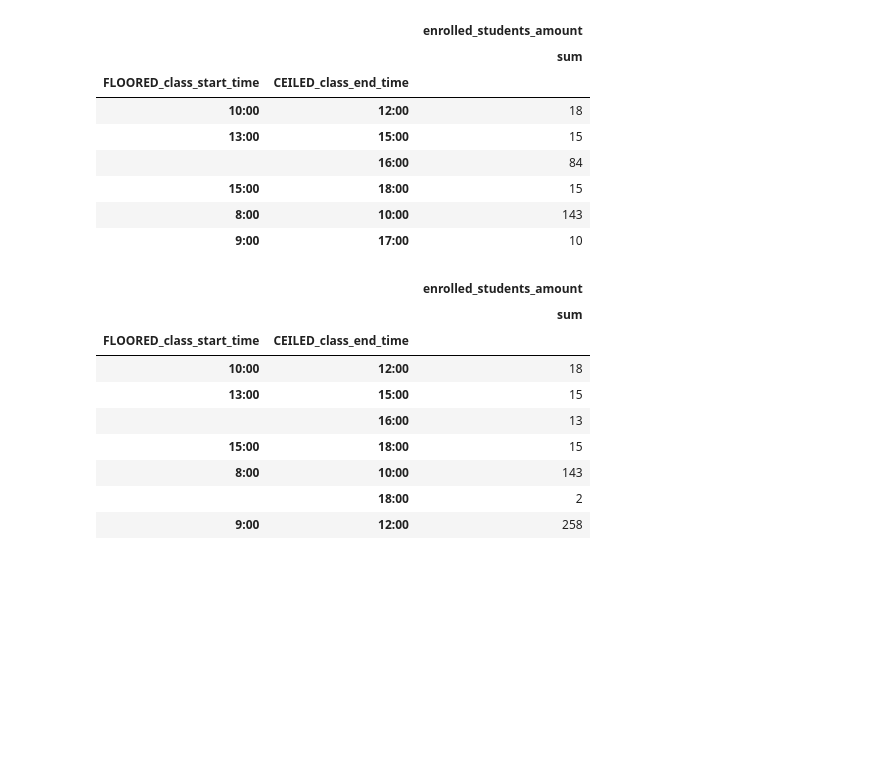
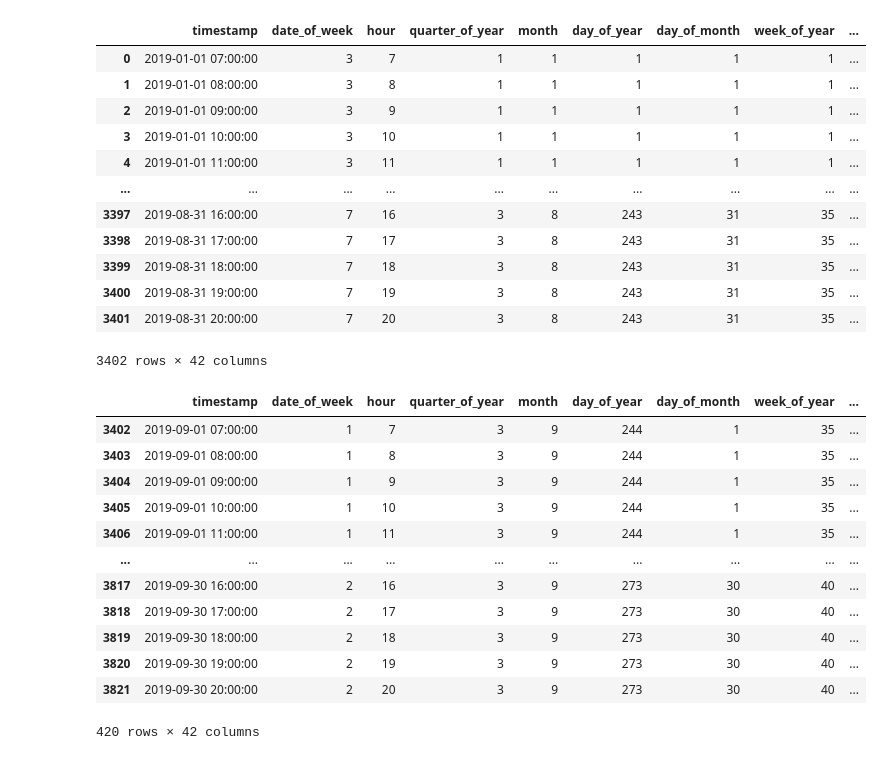
Before and after one commit to winnpm/ha-mo_data_visualization, a Jupyter notebook: Final Models.ipynb, the cells around one changed output. Saved outputs shown, nothing was run; the diff lists cells and outputs as text; code cells hidden in the pictures; blank space fills up the shorter version.

```diff
--- a/Final Models.ipynb
+++ b/Final Models.ipynb
@@ -99,35 +62,6 @@ wed_new
-# %%
-thu2018_2 = thu[thu['academic_calendar'] == '2018/summer semester']
-thu_new = thu2018_2.groupby(['FLOORED_class_start_time','CEILED_class_end_time']).agg({'enrolled_students_amount': ['sum']})
-thu_new
-# %% [output]
-|  |  | enrolled_students_amount |
-|  |  | sum |
-| FLOORED_class_start_time | CEILED_class_end_time |  |
-| 10:00 | 12:00 | 18 |
-| 13:00 | 15:00 | 15 |
-|  | 16:00 | 84 |
-| 15:00 | 18:00 | 15 |
-| 8:00 | 10:00 | 143 |
-| 9:00 | 17:00 | 10 |
-# %%
-fri2018_2 = fri[fri['academic_calendar'] == '2018/summer semester']
-fri_new = fri2018_2.groupby(['FLOORED_class_start_time','CEILED_class_end_time']).agg({'enrolled_students_amount': ['sum']})
-fri_new
-# %% [output]
-|  |  | enrolled_students_amount |
-|  |  | sum |
-| FLOORED_class_start_time | CEILED_class_end_time |  |
-| 10:00 | 12:00 | 18 |
-| 13:00 | 15:00 | 15 |
-|  | 16:00 | 13 |
-| 15:00 | 18:00 | 15 |
-| 8:00 | 10:00 | 143 |
-|  | 18:00 | 2 |
-| 9:00 | 12:00 | 258 |
 # %%
 is_lunch_break = pd.get_dummies(df['is_lunch_break'], prefix='lunchbreak', drop_first=True)
-is_class_time = pd.get_dummies(df['is_class_time'], prefix='classtime', drop_first=True)
+# is_class_time = pd.get_dummies(df['is_class_time'], prefix='classtime', drop_first=True)
 is_weekday = pd.get_dummies(df['is_weekday'], drop_first=True)
 is_Thai_holiday = pd.get_dummies(df['is_Thai_holiday'], prefix='holiday', drop_first=True)
 is_exam_period = pd.get_dummies(df['is_exam_period'], prefix='exam', drop_first=True)
@@ -135,21 +69,50 @@ academic_calendar = pd.get_dummies(df['academic_calendar'], drop_first=True)
 weather_condition = pd.get_dummies(df['weather_condition'], drop_first=True)
 
 df.drop(['is_lunch_break', 'is_class_time', 'is_weekday', 'is_Thai_holiday', 'is_exam_period', 'academic_calendar', 'weather_condition'], axis=1, inplace=True)
-df = pd.concat([df, is_lunch_break, is_class_time, is_weekday, is_Thai_holiday, is_exam_period, academic_calendar, weather_condition], axis=1)
+# df = pd.concat([df, is_lunch_break, is_class_time, is_weekday, is_Thai_holiday, is_exam_period, academic_calendar, weather_condition], axis=1)
+df = pd.concat([df, is_lunch_break, is_weekday, is_Thai_holiday, is_exam_period, academic_calendar, weather_condition], axis=1)
 # %%
-train_prophet = df.iloc[:3136]
+train_prophet = df.iloc[:3402]
 
-X_train = df.iloc[:3136]
-X_train_na = X_train[['temperature', 'humidity', 'wind_speed', 'pressure']]
-X_train.drop(['date', 'time', 'temperature', 'humidity', 'wind_speed', 'pressure'], axis=1, inplace=True)
+X_train = df.iloc[:3402]
+X_train_na = X_train[['temperature', 'humidity', 'wind_speed', 'pressure', 'Students']]
+X_train.drop(['date', 'time', 'temperature', 'humidity', 'wind_speed', 'pressure', 'Students'], axis=1, inplace=True)
 X_train
+# %% [output]
+|  | timestamp | date_of_week | hour | quarter_of_year | month | day_of_year | day_of_month | week_of_year | ... |
+| 0 | 2019-01-01 07:00:00 | 3 | 7 | 1 | 1 | 1 | 1 | 1 | ... |
+| 1 | 2019-01-01 08:00:00 | 3 | 8 | 1 | 1 | 1 | 1 | 1 | ... |
+| 2 | 2019-01-01 09:00:00 | 3 | 9 | 1 | 1 | 1 | 1 | 1 | ... |
+| 3 | 2019-01-01 10:00:00 | 3 | 10 | 1 | 1 | 1 | 1 | 1 | ... |
+| 4 | 2019-01-01 11:00:00 | 3 | 11 | 1 | 1 | 1 | 1 | 1 | ... |
+| ... | ... | ... | ... | ... | ... | ... | ... | ... | ... |
+| 3397 | 2019-08-31 16:00:00 | 7 | 16 | 3 | 8 | 243 | 31 | 35 | ... |
+| 3398 | 2019-08-31 17:00:00 | 7 | 17 | 3 | 8 | 243 | 31 | 35 | ... |
+| 3399 | 2019-08-31 18:00:00 | 7 | 18 | 3 | 8 | 243 | 31 | 35 | ... |
+| 3400 | 2019-08-31 19:00:00 | 7 | 19 | 3 | 8 | 243 | 31 | 35 | ... |
+| 3401 | 2019-08-31 20:00:00 | 7 | 20 | 3 | 8 | 243 | 31 | 35 | ... |
+3402 rows × 42 columns
 # %%
-test_prophet = df.iloc[3136:]
+test_prophet = df.iloc[3402:]
 
-X_test = df.iloc[3136:]
-X_test_na = X_test[['temperature', 'humidity', 'wind_speed', 'pressure']]
-X_test.drop(['date', 'time', 'temperature', 'humidity', 'wind_speed', 'pressure'], axis=1, inplace=True)
+X_test = df.iloc[3402:]
+X_test_na = X_test[['temperature', 'humidity', 'wind_speed', 'pressure', 'Students']]
+X_test.drop(['date', 'time', 'temperature', 'humidity', 'wind_speed', 'pressure', 'Students'], axis=1, inplace=True)
 X_test
+# %% [output]
+|  | timestamp | date_of_week | hour | quarter_of_year | month | day_of_year | day_of_month | week_of_year | ... |
+| 3402 | 2019-09-01 07:00:00 | 1 | 7 | 3 | 9 | 244 | 1 | 35 | ... |
+| 3403 | 2019-09-01 08:00:00 | 1 | 8 | 3 | 9 | 244 | 1 | 35 | ... |
+| 3404 | 2019-09-01 09:00:00 | 1 | 9 | 3 | 9 | 244 | 1 | 35 | ... |
+| 3405 | 2019-09-01 10:00:00 | 1 | 10 | 3 | 9 | 244 | 1 | 35 | ... |
+| 3406 | 2019-09-01 11:00:00 | 1 | 11 | 3 | 9 | 244 | 1 | 35 | ... |
+| ... | ... | ... | ... | ... | ... | ... | ... | ... | ... |
+| 3817 | 2019-09-30 16:00:00 | 2 | 16 | 3 | 9 | 273 | 30 | 40 | ... |
+| 3818 | 2019-09-30 17:00:00 | 2 | 17 | 3 | 9 | 273 | 30 | 40 | ... |
+| 3819 | 2019-09-30 18:00:00 | 2 | 18 | 3 | 9 | 273 | 30 | 40 | ... |
+| 3820 | 2019-09-30 19:00:00 | 2 | 19 | 3 | 9 | 273 | 30 | 40 | ... |
+| 3821 | 2019-09-30 20:00:00 | 2 | 20 | 3 | 9 | 273 | 30 | 40 | ... |
+420 rows × 42 columns
 # %%
 from sklearn.preprocessing import StandardScaler, MinMaxScaler
 
```
Also changed, not shown: parts of 55 cells of this notebook, 7 other files.
